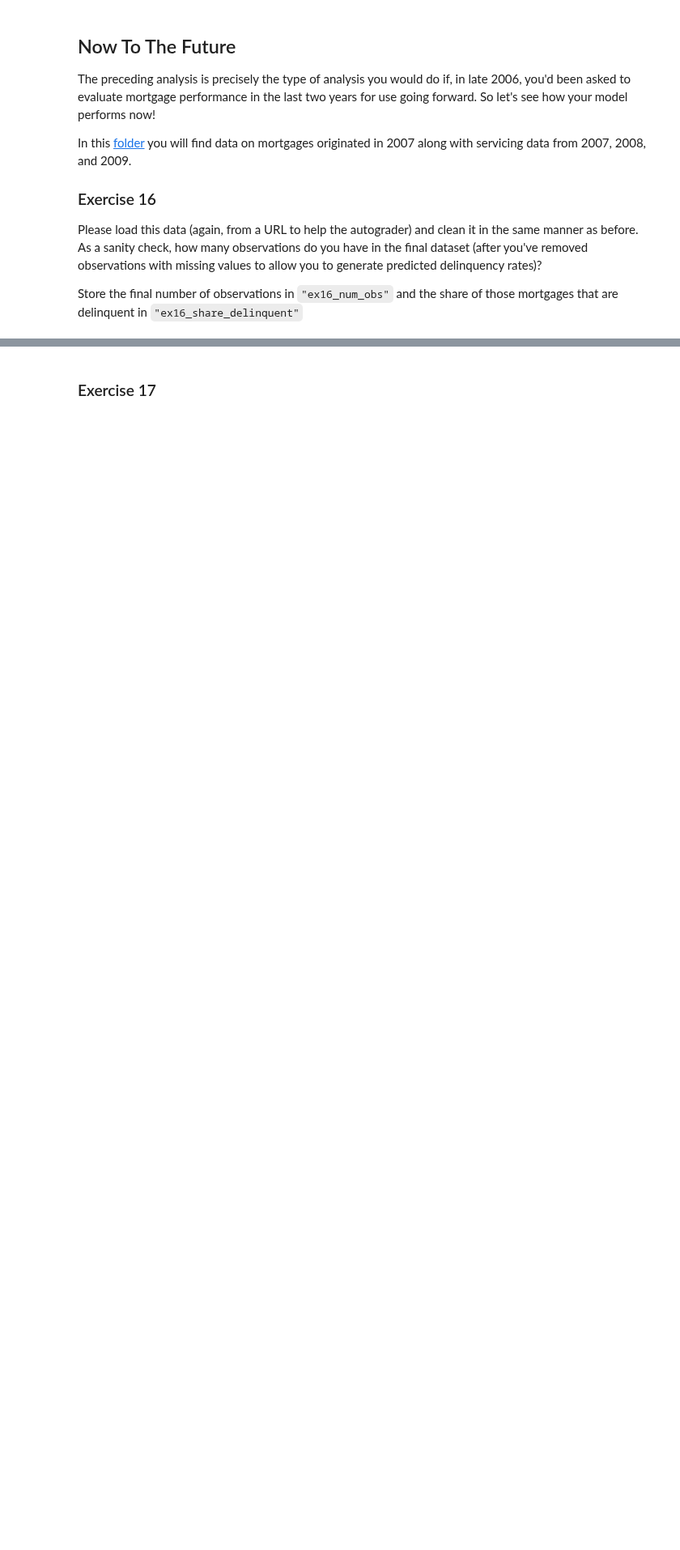
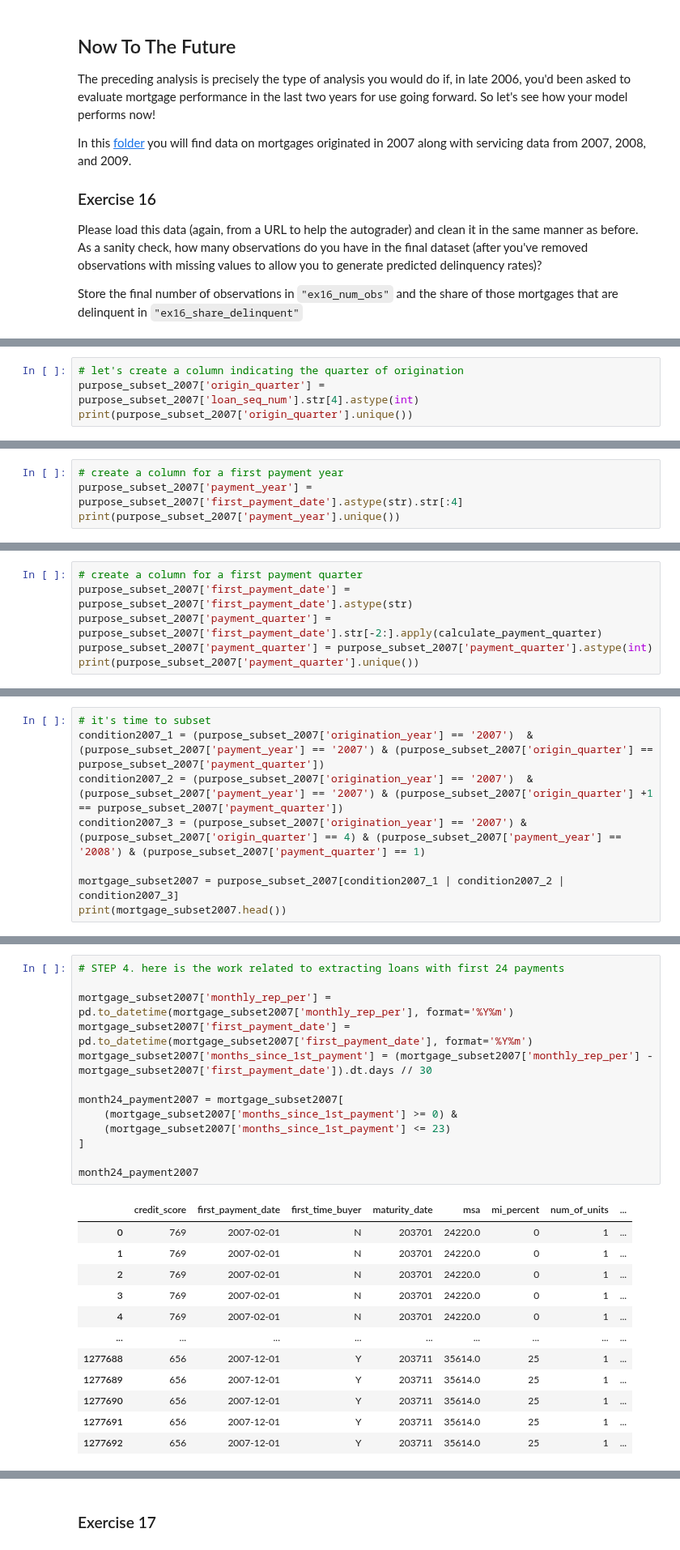
Before and after one commit to nogibjj/ZT-UDS, a Jupyter notebook: exercise_passive_prediction.ipynb, the cells around one changed output, grey strips where cells are left out. Shown at 81% size. Drawn from its saved outputs; the diff is of its cells as text; blank space fills up the shorter version.

```diff
--- a/exercise_passive_prediction.ipynb
+++ b/exercise_passive_prediction.ipynb
@@ -770,0 +853,4 @@ Store the final number of observations in `"ex16_num_obs"` and the share of thos
+# %%
+# let's create a column indicating the quarter of origination
+purpose_subset_2007['origin_quarter'] = purpose_subset_2007['loan_seq_num'].str[4].astype(int)
+print(purpose_subset_2007['origin_quarter'].unique())
@@ -770,0 +859,4 @@ Store the final number of observations in `"ex16_num_obs"` and the share of thos
+# %%
+# create a column for a first payment year
+purpose_subset_2007['payment_year'] = purpose_subset_2007['first_payment_date'].astype(str).str[:4]
+print(purpose_subset_2007['payment_year'].unique())
@@ -770,0 +865,6 @@ Store the final number of observations in `"ex16_num_obs"` and the share of thos
+# %%
+# create a column for a first payment quarter
+purpose_subset_2007['first_payment_date'] = purpose_subset_2007['first_payment_date'].astype(str)
+purpose_subset_2007['payment_quarter'] = purpose_subset_2007['first_payment_date'].str[-2:].apply(calculate_payment_quarter)
+purpose_subset_2007['payment_quarter'] = purpose_subset_2007['payment_quarter'].astype(int)
+print(purpose_subset_2007['payment_quarter'].unique())
@@ -770,0 +873,8 @@ Store the final number of observations in `"ex16_num_obs"` and the share of thos
+# %%
+# it's time to subset
+condition2007_1 = (purpose_subset_2007['origination_year'] == '2007')  & (purpose_subset_2007['payment_year'] == '2007') & (purpose_subset_2007['origin_quarter'] == purpose_subset_2007['payment_quarter'])
+condition2007_2 = (purpose_subset_2007['origination_year'] == '2007')  & (purpose_subset_2007['payment_year'] == '2007') & (purpose_subset_2007['origin_quarter'] +1 == purpose_subset_2007['payment_quarter'])
+condition2007_3 = (purpose_subset_2007['origination_year'] == '2007') & (purpose_subset_2007['origin_quarter'] == 4) & (purpose_subset_2007['payment_year'] == '2008') & (purpose_subset_2007['payment_quarter'] == 1)
+
+mortgage_subset2007 = purpose_subset_2007[condition2007_1 | condition2007_2 | condition2007_3]
+print(mortgage_subset2007.head())
@@ -770,0 +899,26 @@ Store the final number of observations in `"ex16_num_obs"` and the share of thos
+# %%
+# STEP 4. here is the work related to extracting loans with first 24 payments
+
+mortgage_subset2007['monthly_rep_per'] = pd.to_datetime(mortgage_subset2007['monthly_rep_per'], format='%Y%m')
+mortgage_subset2007['first_payment_date'] = pd.to_datetime(mortgage_subset2007['first_payment_date'], format='%Y%m')
+mortgage_subset2007['months_since_1st_payment'] = (mortgage_subset2007['monthly_rep_per'] - mortgage_subset2007['first_payment_date']).dt.days // 30
+
+month24_payment2007 = mortgage_subset2007[
+    (mortgage_subset2007['months_since_1st_payment'] >= 0) &
+    (mortgage_subset2007['months_since_1st_payment'] <= 23)
+]
+
+month24_payment2007
+# %% [output]
+|  | credit_score | first_payment_date | first_time_buyer | maturity_date | msa | mi_percent | num_of_units | ... |
+| 0 | 769 | 2007-02-01 | N | 203701 | 24220.0 | 0 | 1 | ... |
+| 1 | 769 | 2007-02-01 | N | 203701 | 24220.0 | 0 | 1 | ... |
+| 2 | 769 | 2007-02-01 | N | 203701 | 24220.0 | 0 | 1 | ... |
+| 3 | 769 | 2007-02-01 | N | 203701 | 24220.0 | 0 | 1 | ... |
+| 4 | 769 | 2007-02-01 | N | 203701 | 24220.0 | 0 | 1 | ... |
+| ... | ... | ... | ... | ... | ... | ... | ... | ... |
+| 1277688 | 656 | 2007-12-01 | Y | 203711 | 35614.0 | 25 | 1 | ... |
+| 1277689 | 656 | 2007-12-01 | Y | 203711 | 35614.0 | 25 | 1 | ... |
+| 1277690 | 656 | 2007-12-01 | Y | 203711 | 35614.0 | 25 | 1 | ... |
+| 1277691 | 656 | 2007-12-01 | Y | 203711 | 35614.0 | 25 | 1 | ... |
+| 1277692 | 656 | 2007-12-01 | Y | 203711 | 35614.0 | 25 | 1 | ... |
```
Also changed, not shown: parts of 15 cells of this notebook.
